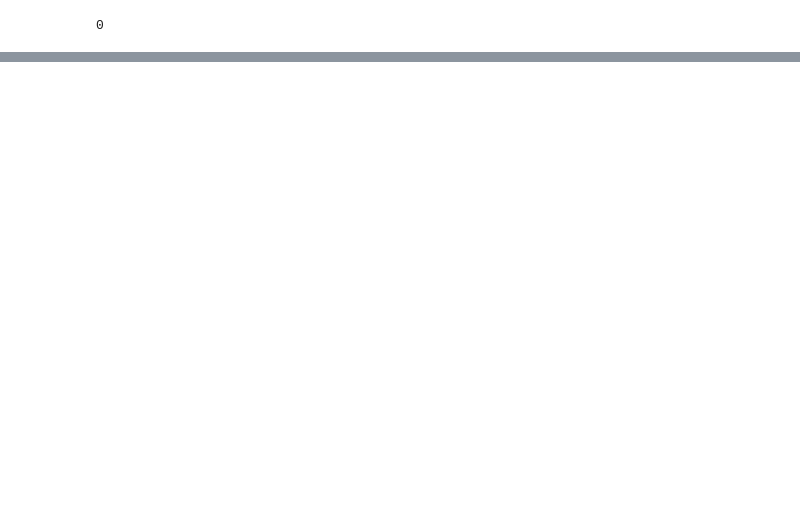
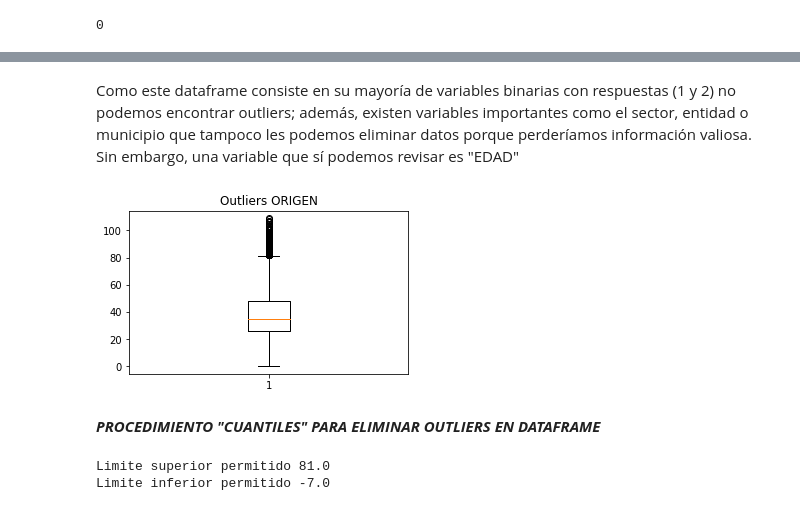
Before and after one commit to MaferLedmar/Actividad-4, a Jupyter notebook: 9_covid.ipynb, the cells around one changed output, grey strips where cells are left out. Saved outputs shown, nothing was run; the diff lists cells and outputs as text; code cells hidden in the pictures; blank space fills up the shorter version.

Commit message:
OUTLIERS

```diff
--- a/9_covid.ipynb
+++ b/9_covid.ipynb
@@ -61,0 +107,28 @@ valores_nulos
+# %% [markdown]
+Como este dataframe consiste en su mayoría de variables binarias con respuestas (1 y 2) no podemos encontrar outliers; además, existen variables importantes como el sector, entidad o municipio que tampoco les podemos eliminar datos porque perderíamos información valiosa.
+Sin embargo, una variable que sí podemos revisar es "EDAD"
+# %%
+#Realizamos diagrama de caja o bigote
+fig = plt.figure(figsize =(5, 3))
+plt.boxplot(Covid1["EDAD"])
+plt.title("Outliers ORIGEN")
+plt.show() #dibujamos el diagrama
+# %% [output]
+[figure, added]
+# %% [markdown]
+***PROCEDIMIENTO "CUANTILES" PARA ELIMINAR OUTLIERS EN DATAFRAME***
+# %%
+#Método aplicando Cuartiles. Encuentro cuartiles 0.25 y 0.75
+y=Covid1["EDAD"]
+
+percentile25=y.quantile(0.25) #Q1
+percentile75=y.quantile(0.75) #Q3
+iqr= percentile75 - percentile25
+
+Limite_Superior_iqr= percentile75 + 1.5*iqr
+Limite_Inferior_iqr= percentile25 - 1.5*iqr
+print("Limite superior permitido", Limite_Superior_iqr)
+print("Limite inferior permitido", Limite_Inferior_iqr)
+# %% [output]
+Limite superior permitido 81.0
+Limite inferior permitido -7.0
```
Also changed, not shown: parts of 8 cells of this notebook, 1 other file.
